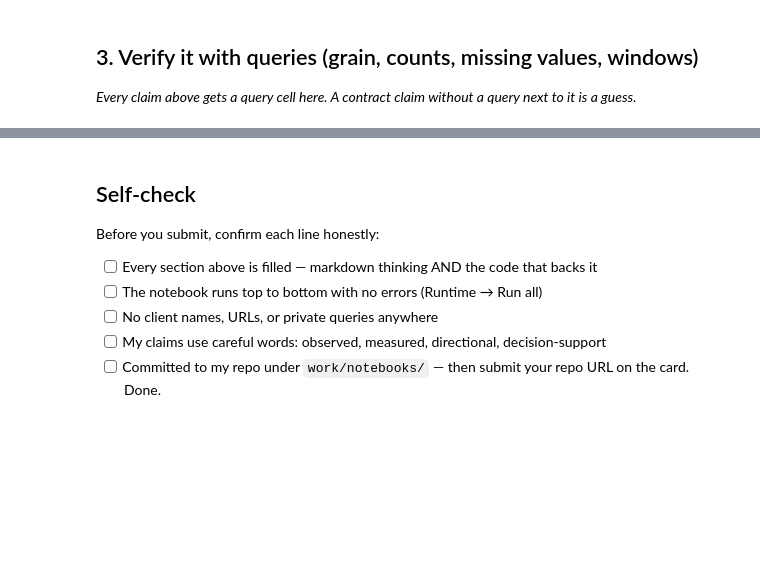
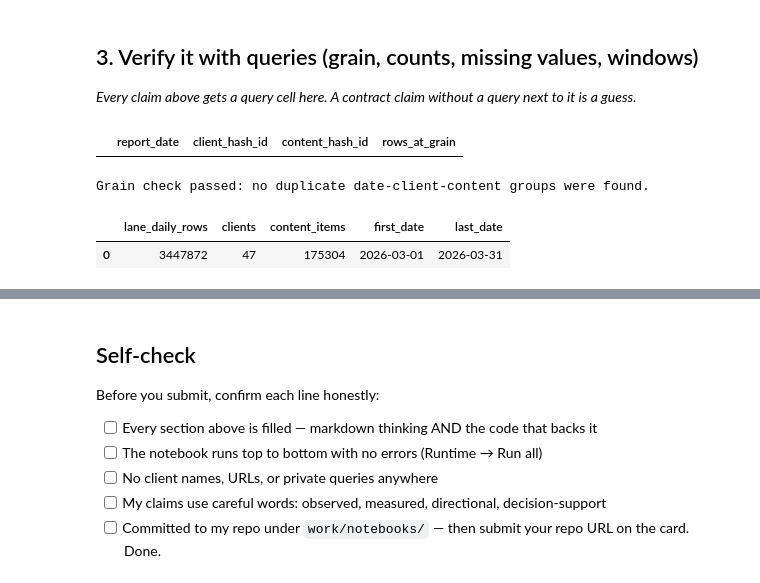
Before and after one commit to kevinwdt/flyrank-internship-ml, a Jupyter notebook: work/notebooks/w03_data_contract.ipynb, the cells around one changed output, grey strips where cells are left out. Saved outputs shown, nothing was run; the diff lists cells and outputs as text; code cells hidden in the pictures; blank space fills up the shorter version.

```diff
--- a/work/notebooks/w03_data_contract.ipynb
+++ b/work/notebooks/w03_data_contract.ipynb
@@ -24,3 +155,63 @@ This skeleton is yours to fill. Work the sections **in order** — each one has
 ## 3. Verify it with queries (grain, counts, missing values, windows)
 
 *Every claim above gets a query cell here. A contract claim without a query next to it is a guess.*
+# %%
+# This cell is for CODE (numbers, a query, a check).
+# Write your text answer in the cell ABOVE this one — typing sentences here breaks Run All.
+
+# VERIFICATION QUERY 1: Grain check
+# Expected result: zero duplicate groups.
+
+grain_check = con.sql(
+    f"""
+    SELECT
+        report_date,
+        client_hash_id,
+        content_hash_id,
+        COUNT(*) AS rows_at_grain
+    FROM {MARCH}
+    GROUP BY
+        report_date,
+        client_hash_id,
+        content_hash_id
+    HAVING COUNT(*) > 1
+    LIMIT 5
+    """
+).df()
+
+display(grain_check)
+
+if grain_check.empty:
+    print(
+        "Grain check passed: no duplicate "
+        "date-client-content groups were found."
+    )
+else:
+    print("Warning: the expected source grain did not hold.")
+# %% [output]
+|  | report_date | client_hash_id | content_hash_id | rows_at_grain |
+Grain check passed: no duplicate date-client-content groups were found.
+# %%
+# VERIFICATION QUERY 2: Lane slice count and date span
+# Lane 4 requires impressions and a valid search position.
+
+slice_summary = con.sql(
+    f"""
+    SELECT
+        COUNT(*) AS lane_daily_rows,
+        COUNT(DISTINCT client_hash_id) AS clients,
+        COUNT(
+            DISTINCT (client_hash_id, content_hash_id)
+        ) AS content_items,
+        MIN(report_date) AS first_date,
+        MAX(report_date) AS last_date
+    FROM {MARCH}
+    WHERE gsc_impressions > 0
+      AND gsc_avg_position > 0
+    """
+).df()
+
+display(slice_summary)
+# %% [output]
+|  | lane_daily_rows | clients | content_items | first_date | last_date |
+| 0 | 3447872 | 47 | 175304 | 2026-03-01 | 2026-03-31 |
```
Also changed, not shown: parts of 18 cells of this notebook.
